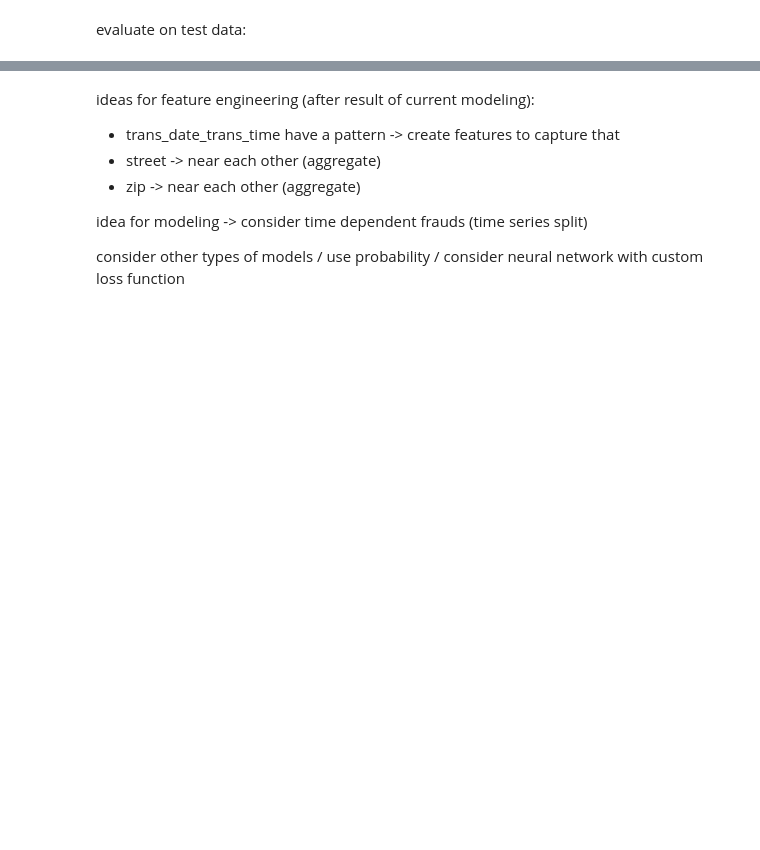
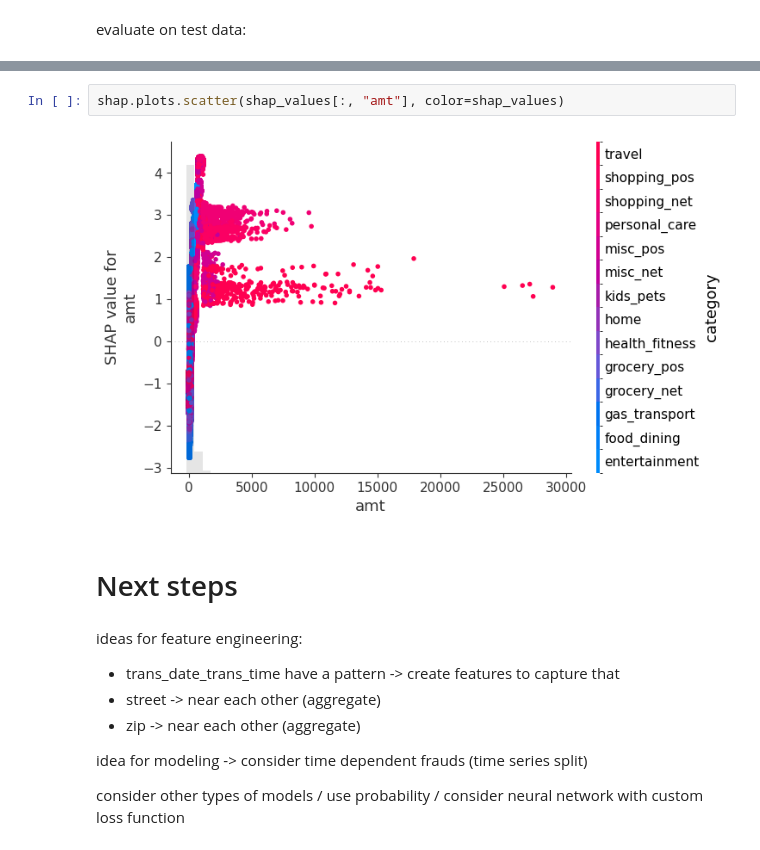
Before and after one commit to lucasmfaria/credit-card-fraud-detection, a Jupyter notebook: notebooks/modeling.ipynb, the cells around one changed output, grey strips where cells are left out. Cells and saved outputs as stored; diff of their text form; blank space fills up the shorter version.

```diff
--- a/notebooks/modeling.ipynb
+++ b/notebooks/modeling.ipynb
@@ -351,5 +372,11 @@ pd.Series(model.feature_importances_, index=X_train.columns).sort_values(ascendi
+# %%
+shap.plots.scatter(shap_values[:, "amt"], color=shap_values)
+# %% [output]
+[figure, added]
+# %% [markdown]
+# Next steps
 # %% [markdown]
-ideas for feature engineering (after result of current modeling):
+ideas for feature engineering:
 - trans_date_trans_time have a pattern -> create features to capture that
 - street -> near each other (aggregate)
 - zip -> near each other (aggregate)
```
Also changed, not shown: parts of 14 cells of this notebook, 1 other file.
